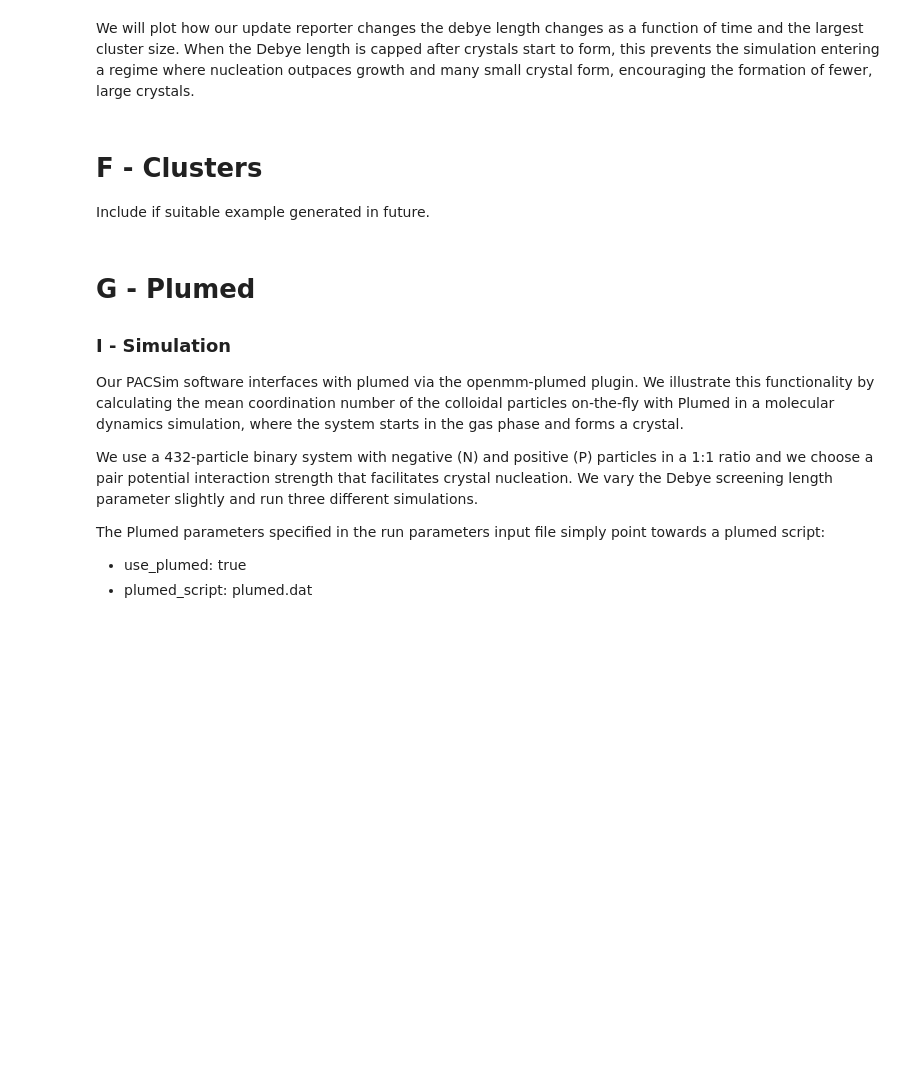
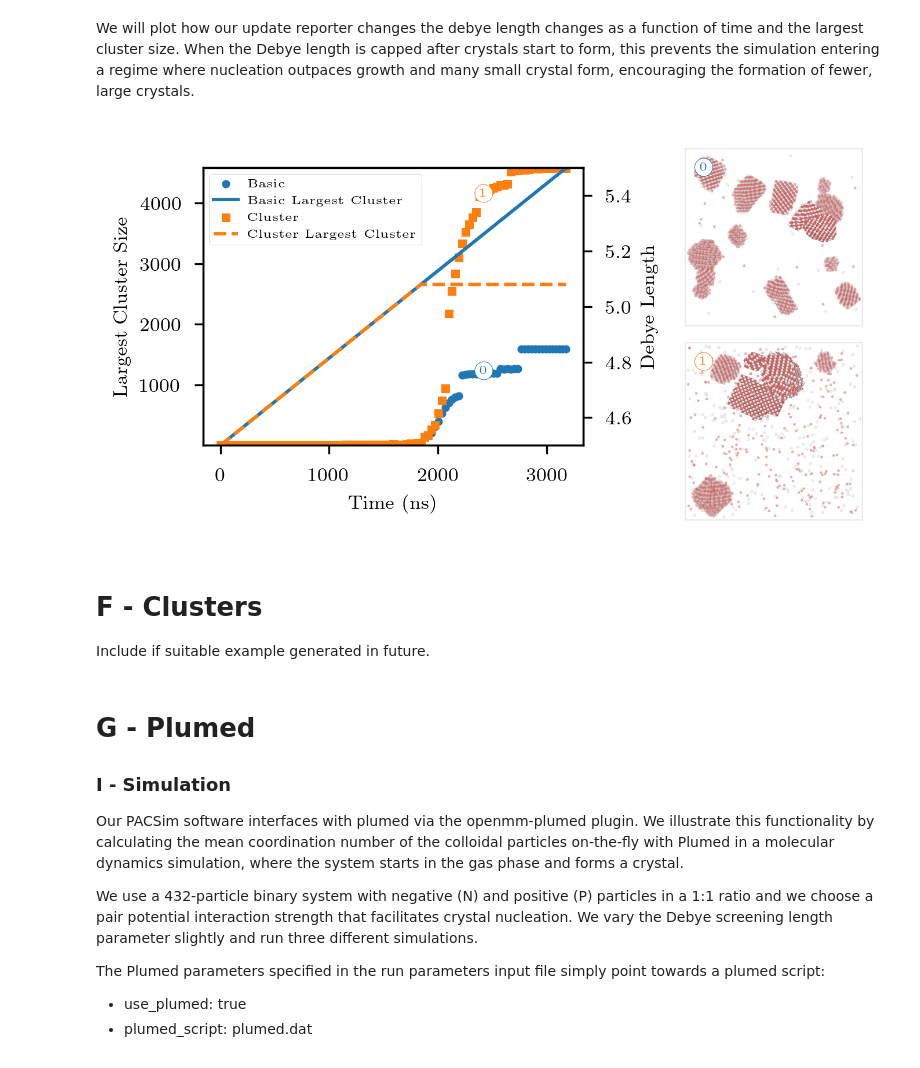
Before and after one commit to hocky-research-group/PACSim, a Jupyter notebook: cookbook/Tutorial.ipynb, the cells around one changed output. Cells and saved outputs as stored; diff of their text form; code cells hidden in the pictures; blank space fills up the shorter version.

Commit message:
Added images to dialysis and fixed download sections

```diff
--- a/cookbook/Tutorial.ipynb
+++ b/cookbook/Tutorial.ipynb
@@ -516,15 +514,14 @@ import requests
 
 # Check if simulation files exist and are complete (101 frames)
 competition_trajectory_location = f"{base_dir}/Seeding/trajectory.gsd"
-trajectory_exists = os.path.exists(competition_trajectory_location)
 
-if not trajectory_exists:
-    download_required = True
-else:
+try:
     # Check if the trajectory has at least 101 frames
     with gsd.hoomd.open(competition_trajectory_location, 'r') as f:
         n_frames = len(f)
     download_required = n_frames < 101
+except:
+    download_required = True
 
 if download_required:
     # Download state data files from the internet
@@ -595,7 +592,6 @@ image_positions = [
 for i, (x, y, w, h) in enumerate(image_positions):
     if image_paths:
         img_path = image_paths[i]
-        color = 'red' if "nonclassical" in img_path.lower() else 'blue'
         img = plt.imread(img_path)
         ax_inset = ax.inset_axes([x, y, w, h])
         ax_inset.imshow(img)
@@ -833,33 +863,85 @@ max_debye_length = max([max(dl) for dl in all_debye_lengths if dl is not None])
 min_debye_length = min([min(dl) for dl in all_debye_lengths if dl is not None])
 max_cluster_size = max([max(cs) for cs in all_cluster_sizes])
 min_cluster_size = min([min(cs) for cs in all_cluster_sizes])
 
 ax1 = ax.twinx()
 
 ax1.set_ylim(min_debye_length, max_debye_length)
 ax.set_ylim(min_cluster_size, max_cluster_size)
 
 line_styles = ['-', '--']  # Circle for Cluster Ramp, Square for Basic Ramp
 marker_styles = ['o', 's']  # Circle for Cluster Ramp, Square for Basic Ramp
 
 for i, (folder_name, line_style, marker_style) in enumerate(zip(names, line_styles, marker_styles)):
     step_size = 0.0317647015 * (unit.pico * unit.second)
     steps_per_frame = 1000000
     time_ns = np.arange(n_frames) * step_size * steps_per_frame / (unit.pico * unit.second * 1e3)
     cluster_sizes = all_cluster_sizes[i]
     debye_length = all_debye_lengths[i]
 
     # Plot
     ax.scatter(time_ns, cluster_sizes, marker=marker_style, label=folder_name, color='C0' if i == 0 else 'C1', s=10)
     ax.plot([], [], linestyle=line_style, color='C0' if i == 0 else 'C1', label=f"{folder_name} Largest Cluster")
     ax1.plot(time_ns, debye_length, linestyle=line_style, label=f"{folder_name} Debye Length", color='C0' if i == 0 else 'C1')
 
 ax.legend(loc='upper left', fontsize=5)
 ax.set_xlabel("Time (ns)")
 ax.set_ylabel("Largest Cluster Size")
 ax1.set_ylabel("Debye Length")
 plt.tight_layout()
+
+label_font_size = 5
+color = 'blue'
+
+image_positions = [
+    (1.15, 0.4, 0.7, 0.7),
+    (1.15, 0.-0.3, 0.7, 0.7),
+]
+# Add images to the plot
+for i, (x, y, w, h) in enumerate(image_positions):
+    if image_paths:
+        img_path = image_paths[i]
+        color = 'C0' if "basic" in img_path.lower() else 'C1'
+        img = plt.imread(img_path)
+        ax_inset = ax.inset_axes([x, y, w, h])
+        ax_inset.imshow(img)
+        ax_inset.axis('off')
+        ax_inset.text(0.14, 0.86, f"{i}", transform=ax_inset.transAxes,
+                        fontsize=label_font_size, ha='center', va='center', color=color, fontweight='bold', bbox=dict(facecolor='white', edgecolor=color, boxstyle='circle'))
+
+
+# Put labels from each inset image to its corresponding energy point
+for i in range(len(image_positions)):
+    x, y, w, h = image_positions[i]
+    path = image_paths[i]
+
+    match = re.search(r"(\d+)", os.path.basename(path))
+    if not match:
+        continue
+
+    frame_idx = int(match.group(1))
+    cluster_sizes = all_cluster_sizes[i]
+    color = 'C0' if "basic" in path.lower() else 'C1'
+
+    # Use frame number as row index (clipped to valid range)
+    idx = min(frame_idx, len(time_ns) - 1)
+    x_data = time_ns[idx]
+    y_data = cluster_sizes[idx]
+
+    max_cluster_size = ax.get_ylim()[1]
+    min_cluster_size = ax.get_ylim()[0]
+    max_progress = ax.get_xlim()[1]
+    min_progress = ax.get_xlim()[0]
+
+    x_data_norm = (x_data - min_progress) / (max_progress - min_progress)
+    y_data_norm = (y_data - min_cluster_size) / (max_cluster_size - min_cluster_size)
+
+    ax.text(x_data_norm, y_data_norm, f"{i}", transform=ax.transAxes,
+            fontsize=label_font_size, color=color, fontweight='bold', bbox=dict(facecolor='white', edgecolor=color, boxstyle='circle'))
+
 plt.show()
+# %% [output]
+[figure, added]
 # %% [markdown]
 # F - Clusters
 
```
Also changed, not shown: parts of 2 cells of this notebook, 2 other files.
